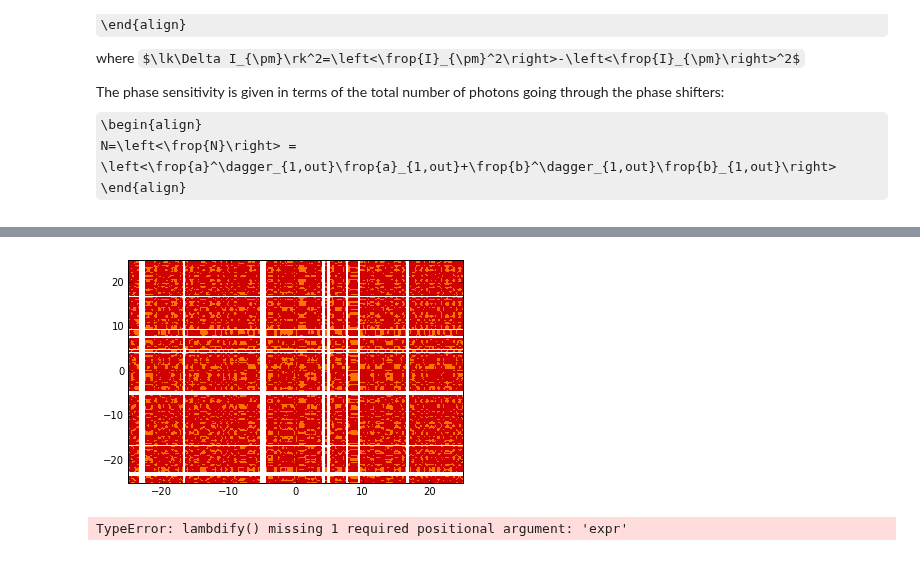
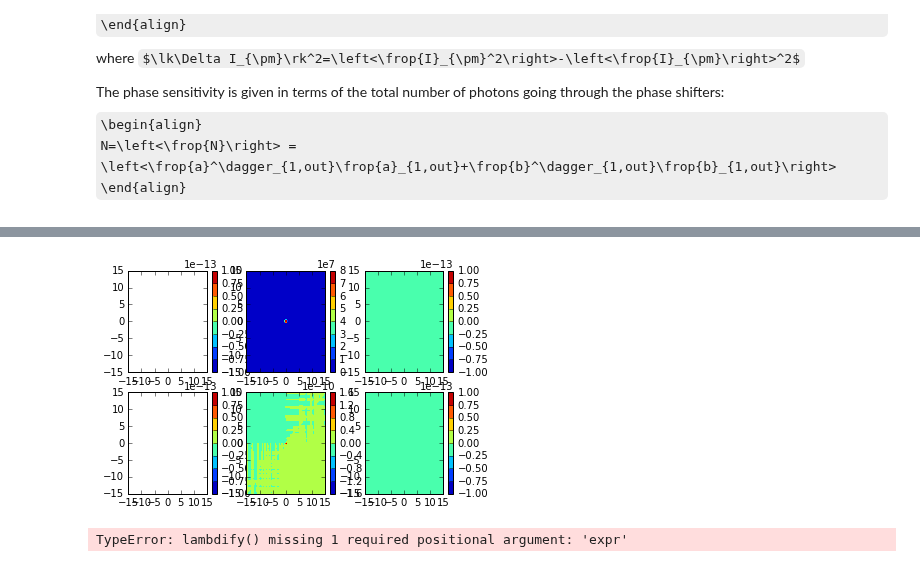
Before and after one commit to nemetniki/General-linear-model, a Jupyter notebook: NDPA.ipynb, the cells around one changed output, grey strips where cells are left out. Saved outputs shown, nothing was run; the diff lists cells and outputs as text; code cells hidden in the pictures; some formulas as TeX source.

Commit message:
Low denominator in sensitivity

```diff
--- a/NDPA.ipynb
+++ b/NDPA.ipynb
@@ -870,38 +851,57 @@ def sens(x,delta,kapa,kapb,ra,rb,kta,ktb,phia,phib,La,Lb):
         Lf(nu,Del,tp,phip,kapp,kp,tm,phim,kapm,km)
 
     def K(nu,t,phi,kap,k,kap1,L):
         return kap + k*np.cos(phi+nu*t) - kap1*L
 
     def U(nu,nup,tp,phip,kapp,Del,kp,Lp,kap1p,kap2p,tm,phim,kapm,km,Lm,kap1m,kap2m):
         return 4*K(-nu,tp,phip,kapp,kp,kap1p,Lp)*K(nu,tm,phim,kapm,km,kap1m,0)*\
     (abs(D(nup,Del,tm,phim,kapm,km,tp,phip,kapp,kp,kap1p,kap2p,Lp))**2+\
      abs(E(nup,Del,tm,phim,kapm,km,tp,phip,kapp,kp,kap1p,kap2p,Lp))**2) +\
     np.conj(albe(-nu,tp,phip,kap2p,kap1p,Lp))*albe(-nup,tm,phim,kap2m,kap1m,Lm)*\
     (albe(nu,tm,phim,kap1m,kap2m,Lm)*np.conj(D(nu,-Del,tp,phip,kapp,kp,tm,phim,kapm,km,kap1m,kap2m,Lm))+\
     np.sqrt(2*kap2m*Lm)*np.conj(E(nu,-Del,tp,phip,kapp,kp,tm,phim,kapm,km,kap1m,kap2m,Lm)))*\
     (np.conj(albe(nup,tp,phip,kap1p,kap2p,Lp))*D(nup,Del,tm,phim,kapm,km,tp,phip,kapp,kp,kap1p,kap2p,Lp)+\
     np.sqrt(2*kap2p*Lp)*np.conj(E(nup,Del,tm,phim,kapm,km,tp,phip,kapp,kp,kap1p,kap2p,Lp)))
 
     def uncert(nu,nup):
         return np.abs(eps)**2*(U(nu,nup,taua,phia,kapa,Del,ka,La,kap1a,kap2a,taub,phib,kapb,kb,Lb,kap1b,kap2b)/\
                             (np.abs(Lf(nu,Del,taua,phia,kapa,ka,taub,phib,kapb,kb))**2*\
                             np.abs(Lf(nup,-Del,taub,phib,kapb,kb,taua,phia,kapa,ka))**2)+
                             U(nu,nup,taub,phib,kapb,-Del,kb,Lb,kap1b,kap2b,taua,phia,kapa,ka,La,kap1a,kap2a)/\
                             (np.abs(Lf(nup,Del,taua,phia,kapa,ka,taub,phib,kapb,kb))**2*\
                             np.abs(Lf(nu,-Del,taub,phib,kapb,kb,taua,phia,kapa,ka))**2))
     def denom(nu,nup):
         return derivp(nu,eps,Del,kapa,kapb,kap1a,kap1b,ka,kb,taua,taub,phia,phib,La,Lb)*\
     derivp(nup,eps,Del,kapa,kapb,kap1a,kap1b,ka,kb,taua,taub,phia,phib,La,Lb)
 
-    nu  = np.linspace(-25,25,200)
-    nup = np.linspace(-25,25,200)
+
+
+    nu  = np.linspace(-15,15,100)
+    nup = np.linspace(-15,15,100)
     nu,nup = np.meshgrid(nu,nup)
-    plt.contourf(nu,nup,uncert(nu,nup)/denom(nu,nup))
+    plt.subplot(231)
+    plt.contourf(nu,nup,np.real(uncert(2*nu*np.pi,2*nup*np.pi)/denom(2*nu*np.pi,2*nup*np.pi)))
+    plt.colorbar()
+    plt.subplot(232)
+    plt.contourf(nu,nup,np.real(uncert(2*nu*np.pi,2*nup*np.pi)))
+    plt.colorbar()
+    plt.subplot(233)
+    plt.contourf(nu,nup,np.real(denom(2*nu*np.pi,2*nup*np.pi)))
+    plt.colorbar()
+    plt.subplot(234)
+    plt.contourf(nu,nup,np.imag(uncert(2*nu*np.pi,2*nup*np.pi)/denom(2*nu*np.pi,2*nup*np.pi)))
+    plt.colorbar()
+    plt.subplot(235)
+    plt.contourf(nu,nup,np.imag(uncert(2*nu*np.pi,2*nup*np.pi)))
+    plt.colorbar()
+    plt.subplot(236)
+    plt.contourf(nu,nup,np.imag(denom(2*nu*np.pi,2*nup*np.pi)))
+    plt.colorbar()
     plt.show()
 #sens(x,delta,kapa,kapb,ra,rb,kta,ktb,phia,phib,La,Lb):
-sens(0.5,0,10,10,0.5,0.5,1.8833,1.8833,0,0,0,0)
+sens(1,0,10,10,0.0,0.0,0,0,0,0,0,0)
 # %% [output]
-[figure, old version]
+[figure, new version]
 # %%
 from sympy import *
 from IPython.display import display, Math, Latex
```
Also changed, not shown: parts of 1 cell of this notebook.
